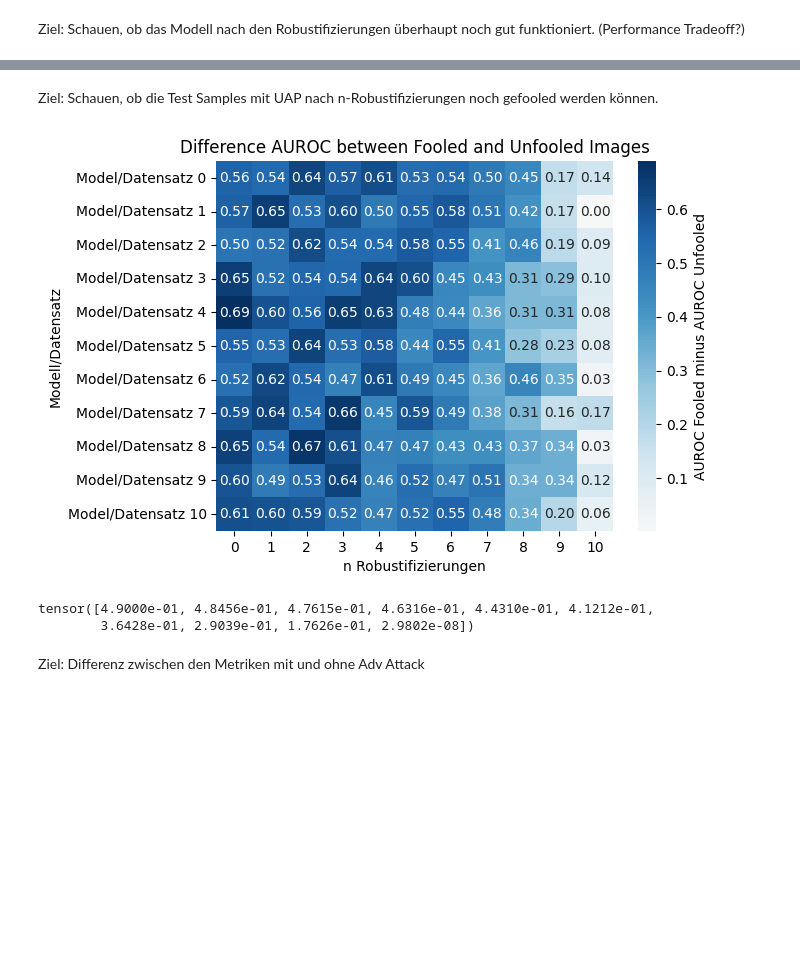
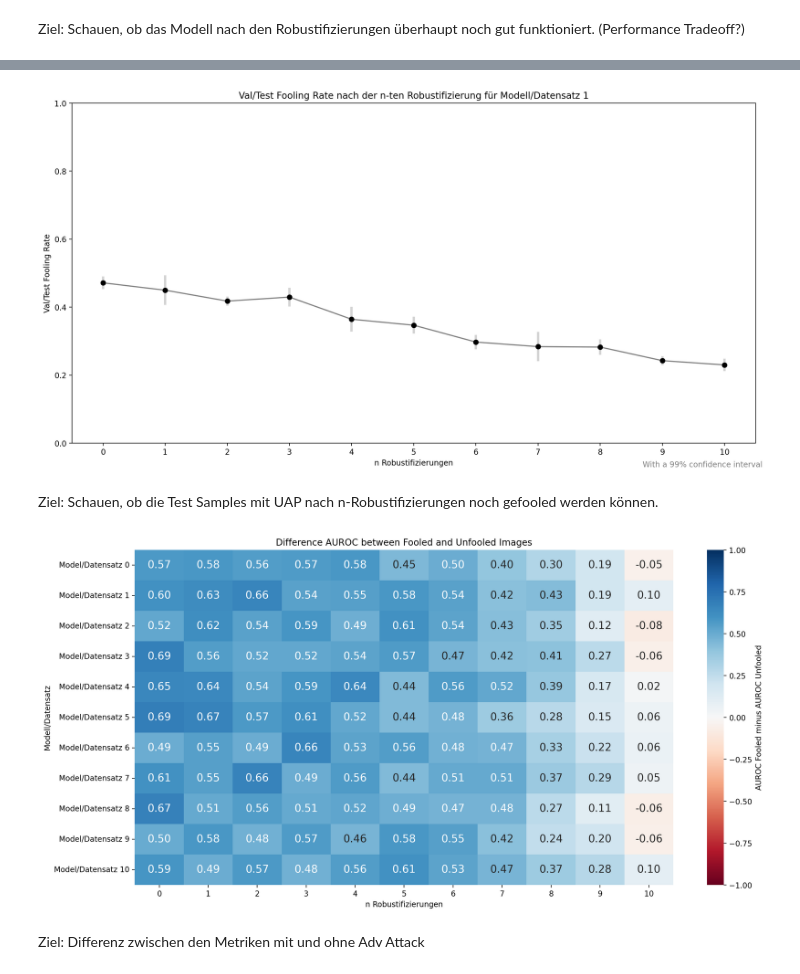
Before and after one commit to AdversarialAttacks/main, a Jupyter notebook: notebooks/08-eval-uap.ipynb, the cells around one changed output, grey strips where cells are left out. Cells and saved outputs as stored; diff of their text form; code cells hidden in the pictures; blank space fills up the shorter version.

```diff
--- a/notebooks/08-eval-uap.ipynb
+++ b/notebooks/08-eval-uap.ipynb
@@ -55,7 +88,40 @@ plt.show()
+# %%
+test_matrix = torch.linspace(0.5, 0.2, 11).repeat(5, 1)
+test_matrix += ((torch.rand_like(test_matrix) - 0.5) * 2) * 0.05
+
+means = test_matrix.mean(axis=0)
+std_devs = test_matrix.std(axis=0)
+n = test_matrix.shape[0]
+conf_intervals = 2.576 * (std_devs / torch.sqrt(torch.tensor(n)))
+
+robustification = torch.linspace(0, 10, 11)
+
+plt.errorbar(
+    robustification,
+    means,
+    yerr=conf_intervals,
+    fmt="o",
+    color="black",
+    ecolor="lightgray",
+    elinewidth=3,
+    capsize=0,
+)
+plt.ylim(0,1)
+plt.plot(robustification, means, "o-", color="grey")
+plt.xlabel("n Robustifizierungen")
+plt.ylabel("Val/Test Fooling Rate")
+plt.title("Val/Test Fooling Rate nach der n-ten Robustifizierung für Modell/Datensatz 1")
+plt.suptitle("With a 99% confidence interval", y=0.07, fontsize=10, x=0.84, c="gray")
+plt.xticks(robustification)
+plt.show()
+# %% [output]
+[figure, added]
 # %% [markdown]
 Ziel: Schauen, ob die Test Samples mit UAP nach n-Robustifizierungen noch gefooled werden können.
 # %%
-test_matrix = 0.5 - torch.logspace(torch.log10(torch.tensor(0.01)).item(), torch.log10(torch.tensor(0.5)).item(), steps=11).repeat(11, 1)
+test_matrix = 0.5 - torch.logspace(
+    torch.log10(torch.tensor(0.01)).item(), torch.log10(torch.tensor(0.6)).item(), steps=11
+).repeat(11, 1)
 test_matrix += (torch.rand_like(test_matrix)) * 0.2
 test_matrix = test_matrix.clip(-1, 1)
 
@@ -67,6 +133,9 @@ sns.heatmap(
     cmap="RdBu",
     center=0,
     cbar_kws={"label": "AUROC Fooled minus AUROC Unfooled"},
+    annot_kws={"size": 14},
+    vmin=-1,
+    vmax=1,
 )
 plt.yticks(torch.linspace(0, 10, 11) + 0.5, [f"Model/Datensatz {i}" for i in range(11)], rotation=0)
 plt.xlabel("n Robustifizierungen")
@@ -74,14 +143,7 @@ plt.ylabel("Modell/Datensatz")
 plt.title("Difference AUROC between Fooled and Unfooled Images")
 plt.show()
 # %% [output]
-[figure, old version]
+[figure, new version]
-# %%
-end = torch.log10(torch.tensor(0.5))
-start = torch.log10(torch.tensor(0.01))
-0.5 - torch.logspace(torch.log10(torch.tensor(0.01)).item(), torch.log10(torch.tensor(0.5)).item(), steps=11)
-# %% [output]
-tensor([4.9000e-01, 4.8456e-01, 4.7615e-01, 4.6316e-01, 4.4310e-01, 4.1212e-01,
-        3.6428e-01, 2.9039e-01, 1.7626e-01, 2.9802e-08])
 # %% [markdown]
 Ziel: Differenz zwischen den Metriken mit und ohne Adv Attack
 # %%
```
Also changed, not shown: parts of 4 cells of this notebook.
